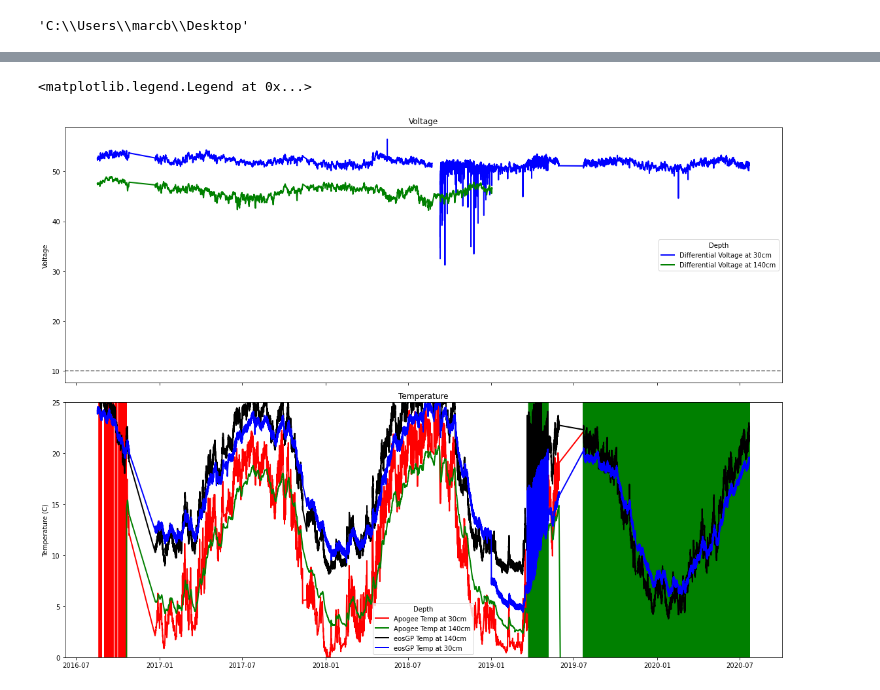
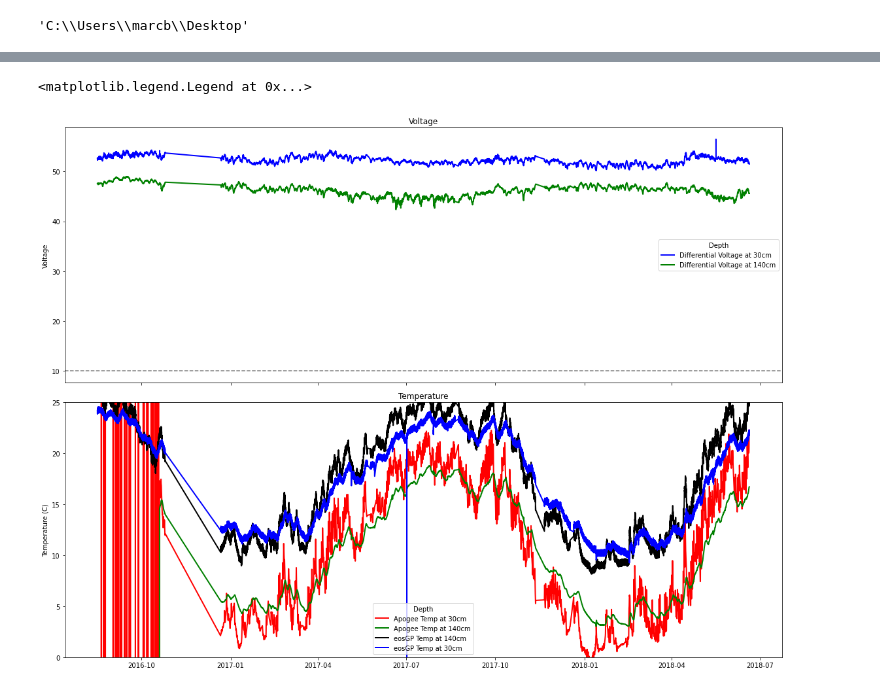
Before and after one commit to mberghouse/CO2-Data, a Jupyter notebook: Python processing/Shale Hills CZO/NPMS_processing.ipynb, the cells around one changed output, grey strips where cells are left out. Cells and saved outputs as stored; diff of their text form; code cells hidden in the pictures.

```diff
--- a/Python processing/Shale Hills CZO/NPMS_processing.ipynb
+++ b/Python processing/Shale Hills CZO/NPMS_processing.ipynb
@@ -52,4 +37,7 @@ df = pd.read_csv(infile1,  na_values='NAN', parse_dates=[0], index_col=0)
 # %%
 #merge dataframes and drop record columns
-#df=pd.concat([df1,df2], sort=False)
-#df.drop(columns="RECORD")
+df=pd.concat([df1,df2], sort=False)
+df=df.drop(columns="RecNum")
+df=df.drop(columns='Correlation')
+df=df.drop(columns='Comment')
+df
@@ -56,6 +59,8 @@ df = pd.read_csv(infile1,  na_values='NAN', parse_dates=[0], index_col=0)
 # %%
 #Rename all columns with format "var_depth.unit" (SoilTemp_102cm.deg.C)
 
-df.columns=["Record", "DiffVolt_30cm.mV", "DiffVolt_140cm.mV", "SoilO2_30cm.percent.0-100", "SoilO2_140cm.percent.0-100",  "ApogeeTemp_30cm.deg.C" , "ApogeeTemp_140cm.deg.C", "CO2lo_30cm.ppm","CO2hi_30cm.ppm", "GPTemp_30cm.deg.C", "CO2lo_140cm.ppm", "CO2hi_140cm.ppm", "GPTemp_140cm.deg.C"]
+df.columns=["DiffVolt_20cm.mV", "DiffVolt_140cm.mV", "O2_20cm.percent.0-100", "O2_140cm.percent.0-100",  "ApogeeTemp_20cm.deg.C" , "ApogeeTemp_140cm.deg.C", "CO2lo_20cm.ppm","CO2hi_20cm.ppm", "GPTemp_20cm.deg.C", "CO2lo_140cm.ppm", "CO2hi_140cm.ppm", "GPTemp_140cm.deg.C","Precipitation.mm", "Device"]
+df.loc['2018-6-20':]=np.nan
+
 df
 # %% [output]
@@ -76,15 +81,15 @@ df
 # %%
 #masking values that seem erroneous
 
-df['DiffVolt_30cm.mV'].mask(df['DiffVolt_30cm.mV'].between(-1,30), inplace=True)
-df['DiffVolt_140cm.mV'].mask(df['DiffVolt_140cm.mV'].between(-1,30), inplace=True)
-df.iloc[:,6].mask(df.iloc[:,6].between(-30,1), inplace=True)
+#df['DiffVolt_30cm.mV'].mask(df['DiffVolt_30cm.mV'].between(-1,30), inplace=True)
+#df['DiffVolt_140cm.mV'].mask(df['DiffVolt_140cm.mV'].between(-1,30), inplace=True)
+#df.iloc[:,6].mask(df.iloc[:,6].between(-30,1), inplace=True)
 #df.iloc[:,7].mask(df.iloc[:,7].between(-30,1), inplace=True)
 #df.iloc[:,7].mask(df.iloc[:,7].between(30,10000), inplace=True)
-df['GPTemp_30cm.deg.C'].mask(df['GPTemp_30cm.deg.C'].between(-30,1), inplace=True)
-df['GPTemp_140cm.deg.C'].mask(df['GPTemp_140cm.deg.C'].between(-30,1), inplace=True)
-df['SoilO2_30cm.percent.0-100'].mask(df['SoilO2_30cm.percent.0-100'].between(-3,1), inplace=True)
-df['SoilO2_140cm.percent.0-100'].mask(df['SoilO2_140cm.percent.0-100'].between(-3,1), inplace=True)
+#df['GPTemp_30cm.deg.C'].mask(df['GPTemp_30cm.deg.C'].between(-30,1), inplace=True)
+#df['GPTemp_140cm.deg.C'].mask(df['GPTemp_140cm.deg.C'].between(-30,1), inplace=True)
+#df['SoilO2_30cm.percent.0-100'].mask(df['SoilO2_30cm.percent.0-100'].between(-3,1), inplace=True)
+#df['SoilO2_140cm.percent.0-100'].mask(df['SoilO2_140cm.percent.0-100'].between(-3,1), inplace=True)
 
 
 df
@@ -106,26 +111,26 @@ df
 # %%
 # Plot the datalogger parameters: battery voltage, panel temperature, enclosure temperature, and barometric pressure
 fig, (ax1, ax2) = plt.subplots(2, 1, sharex=True, figsize=(16,12), tight_layout=True)
 
 # Apogee SO-110 differntial voltages
-ax1.plot(df.index, df['DiffVolt_30cm.mV'], 'b', linewidth=2, label='Differential Voltage at 30cm')
+ax1.plot(df.index, df['DiffVolt_20cm.mV'], 'b', linewidth=2, label='Differential Voltage at 30cm')
 ax1.plot(df.index, df['DiffVolt_140cm.mV'], 'g', linewidth=2, label='Differential Voltage at 140cm')
 ax1.set(ylabel='Voltage', title='Voltage')#, ylim=[36,48])
 ax1.axhline(y=10, linestyle='--', color='k', alpha=0.5)
 ax1.legend(title='Depth', loc='best')
 
 # datalogger temperatures
 #  - for some reason I can't use df['ApogeeTemp_30cm.deg.C'] and have to instead use df.iloc[:,6]
 #  - The data for Apogee Temp at 140cm seems to be all messed up
-ax2.plot(df.index, df["ApogeeTemp_30cm.deg.C"], 'r', linewidth=2, label='Apogee Temp at 30cm')
+ax2.plot(df.index, df["ApogeeTemp_20cm.deg.C"], 'r', linewidth=2, label='Apogee Temp at 30cm')
 ax2.plot(df.index, df["ApogeeTemp_140cm.deg.C"], 'g', linewidth=2, label='Apogee Temp at 140cm')
 ax2.plot(df.index, df['GPTemp_140cm.deg.C'], 'k', linewidth=2, label='eosGP Temp at 140cm')
-ax2.plot(df.index, df['GPTemp_30cm.deg.C'], 'b', linewidth=2, label='eosGP Temp at 30cm')
+ax2.plot(df.index, df['GPTemp_20cm.deg.C'], 'b', linewidth=2, label='eosGP Temp at 30cm')
 ax2.set(ylabel='Temperature (C)', title='Temperature', ylim=[0,25])
 ax2.legend(title='Depth', loc='best')
 # %% [output]
 <matplotlib.legend.Legend at 0x...>
-[figure, old version]
+[figure, new version]
 # %%
 #Correct Apogee SO-110 O2 data
 # - Apogee data has already been calibrated, although it is in percent saturation. Should we switch to ppm, or is this fine?
```
Also changed, not shown: parts of 8 cells of this notebook, 11 other files.
